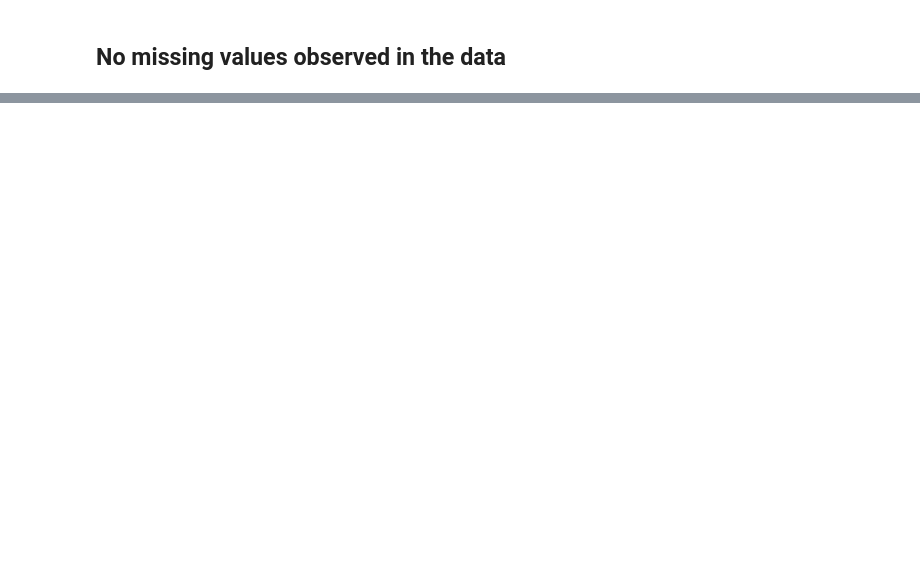
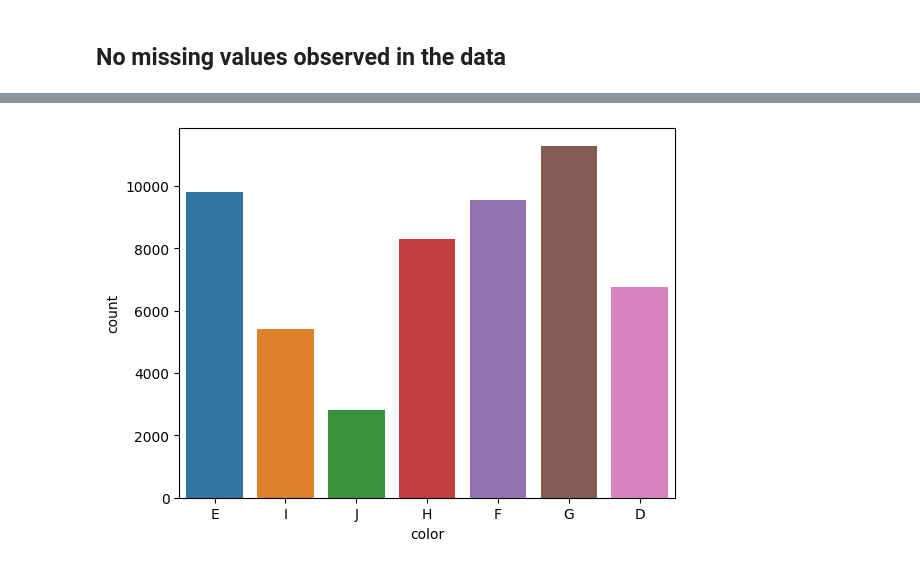
Before and after one commit to RohanV01/DiamondPricePrediction, a Jupyter notebook: notebooks/EDA.ipynb, the cells around one changed output, grey strips where cells are left out. Cells and saved outputs as stored; diff of their text form; code cells hidden in the pictures; blank space fills up the shorter version.

```diff
--- a/notebooks/EDA.ipynb
+++ b/notebooks/EDA.ipynb
@@ -33,0 +166,8 @@ KeyError: "['Id'] not found in axis"
+# %%
+import seaborn as sns
+import matplotlib.pyplot as plt
+
+sns.countplot(x='color', data=df)
+plt.show()
+# %% [output]
+[figure, added]
```
Also changed, not shown: parts of 16 cells of this notebook.
